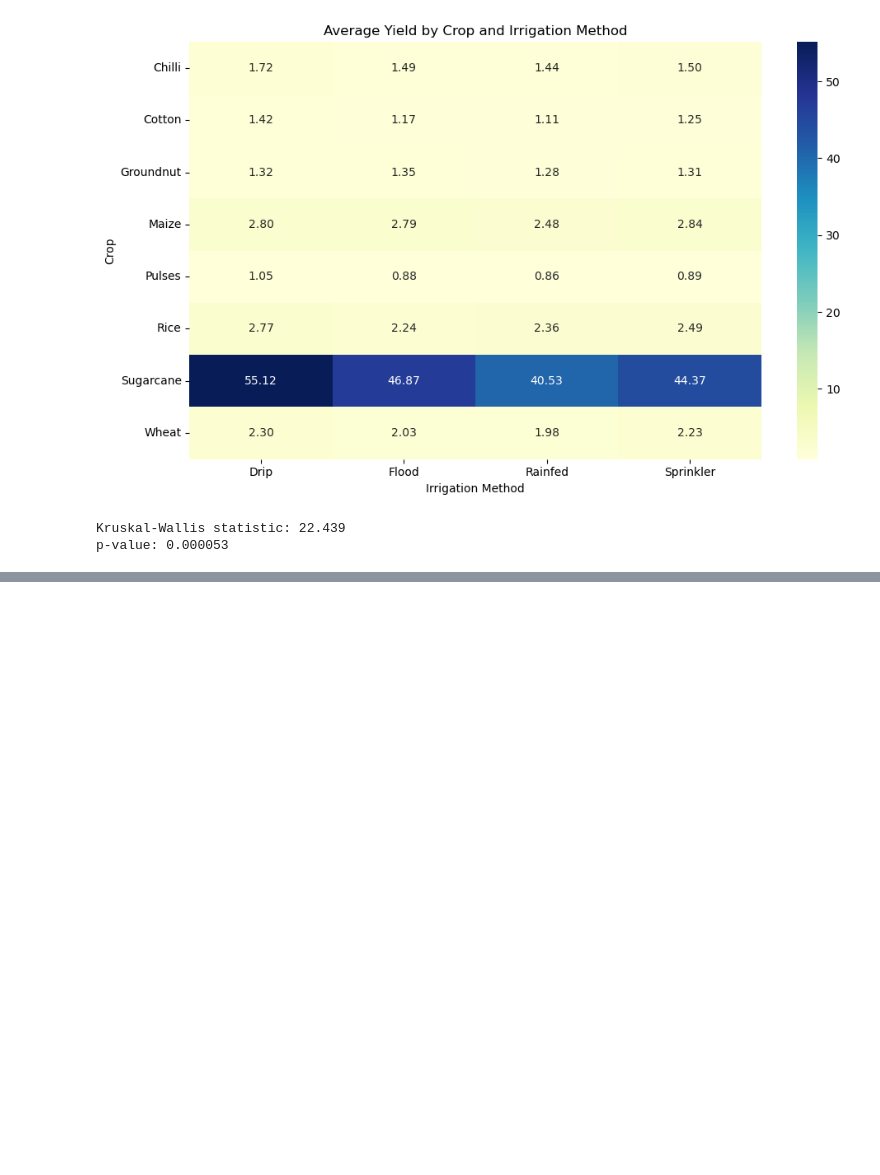
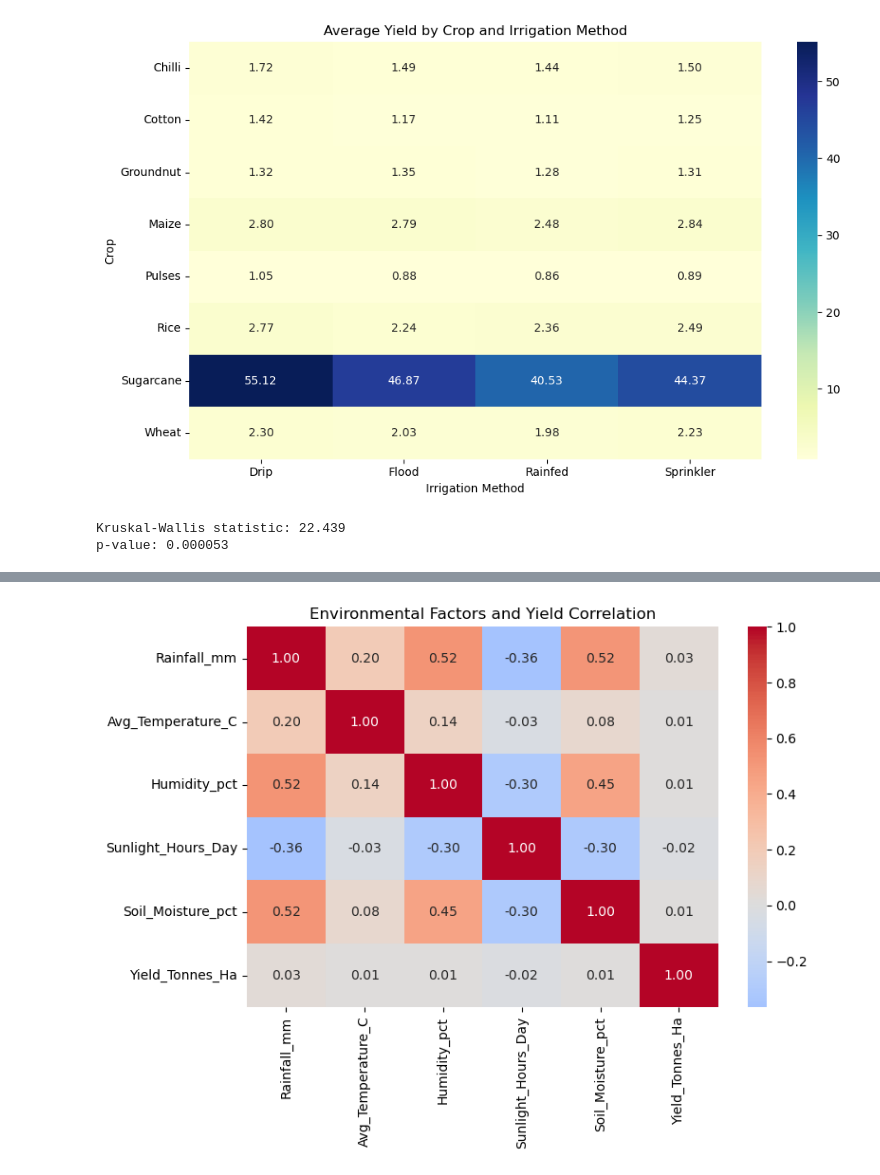
Before and after one commit to ayush-bhatt-07/data_analytics_vois, a Jupyter notebook: notebooks/03_relationship_analysis.ipynb, the cells around one changed output, grey strips where cells are left out. Cells and saved outputs as stored; diff of their text form; code cells hidden in the pictures; blank space fills up the shorter version.

```diff
--- a/notebooks/03_relationship_analysis.ipynb
+++ b/notebooks/03_relationship_analysis.ipynb
@@ -121,0 +170,16 @@ p-value: 0.000053
+# %%
+environmental_cols = [
+    "Rainfall_mm",
+    "Avg_Temperature_C",
+    "Humidity_pct",
+    "Sunlight_Hours_Day",
+    "Soil_Moisture_pct"
+]
+
+env_corr = df[environmental_cols + ["Yield_Tonnes_Ha"]].corr()
+
+display(
+    env_corr["Yield_Tonnes_Ha"]
+    .sort_values(ascending=False)
+    .round(3)
+)
@@ -121,0 +194,16 @@ p-value: 0.000053
+# %%
+plt.figure(figsize=(8, 6))
+
+sns.heatmap(
+    env_corr,
+    annot=True,
+    fmt=".2f",
+    cmap="coolwarm",
+    center=0
+)
+
+plt.title("Environmental Factors and Yield Correlation")
+plt.tight_layout()
+plt.show()
+# %% [output]
+[figure, added]
```
Also changed, not shown: parts of 5 cells of this notebook, 4 other files.
